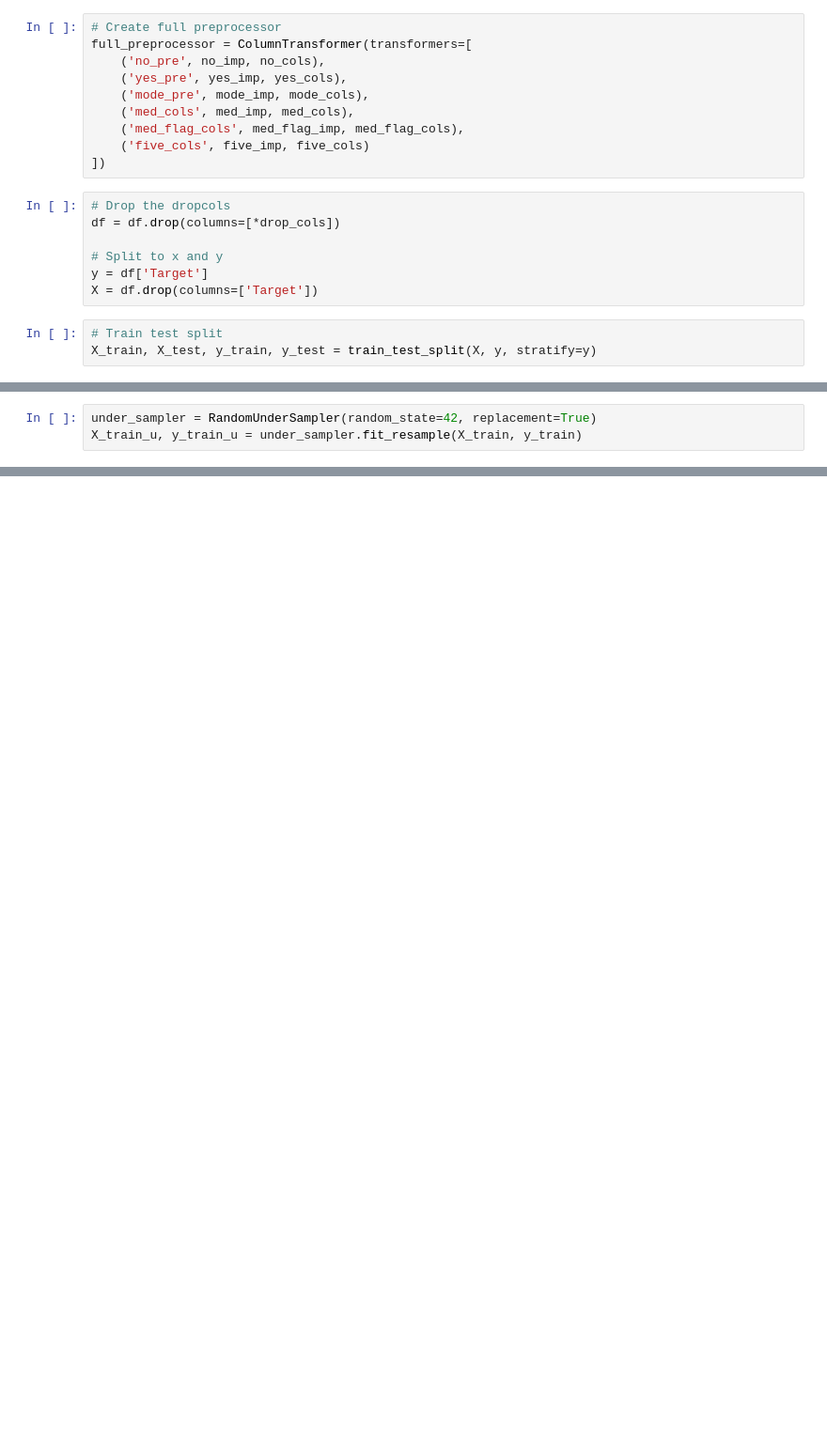
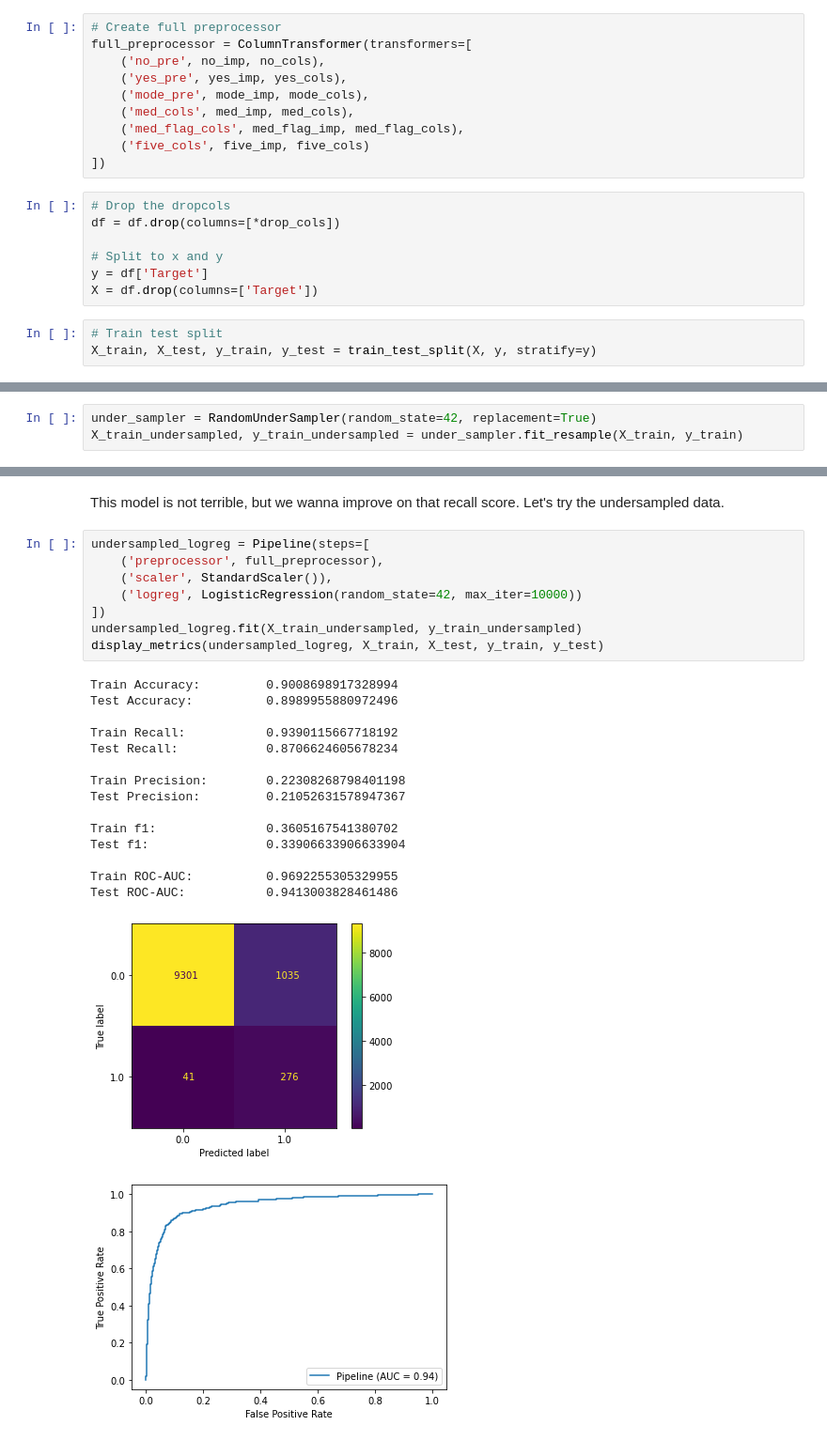
Before and after one commit to pjlannoo/ASD-Factors-ML, a Jupyter notebook: ASDClassification.ipynb, the cells around one changed output, grey strips where cells are left out. Shown at 94% size. Cells and saved outputs as stored; diff of their text form; blank space fills up the shorter version.

```diff
--- a/ASDClassification.ipynb
+++ b/ASDClassification.ipynb
@@ -275,3 +278,3 @@ X_train, X_test, y_train, y_test = train_test_split(X, y, stratify=y)
 # %%
 under_sampler = RandomUnderSampler(random_state=42, replacement=True)
-X_train_u, y_train_u = under_sampler.fit_resample(X_train, y_train)
+X_train_undersampled, y_train_undersampled = under_sampler.fit_resample(X_train, y_train)
@@ -277,0 +312,27 @@ X_train_u, y_train_u = under_sampler.fit_resample(X_train, y_train)
+# %% [markdown]
+This model is not terrible, but we wanna improve on that recall score. Let's try the undersampled data.
+# %%
+undersampled_logreg = Pipeline(steps=[
+    ('preprocessor', full_preprocessor),
+    ('scaler', StandardScaler()),
+    ('logreg', LogisticRegression(random_state=42, max_iter=10000))
+])
+undersampled_logreg.fit(X_train_undersampled, y_train_undersampled)
+display_metrics(undersampled_logreg, X_train, X_test, y_train, y_test)
+# %% [output]
+Train Accuracy:         0.9008698917328994
+Test Accuracy:          0.8989955880972496
+
+Train Recall:           0.9390115667718192
+Test Recall:            0.8706624605678234
+
+Train Precision:        0.22308268798401198
+Test Precision:         0.21052631578947367
+
+Train f1:               0.3605167541380702
+Test f1:                0.33906633906633904
+
+Train ROC-AUC:          0.9692255305329955
+Test ROC-AUC:           0.9413003828461486
+[figure, added]
+[figure, added]
```
Also changed, not shown: parts of 27 cells of this notebook.
